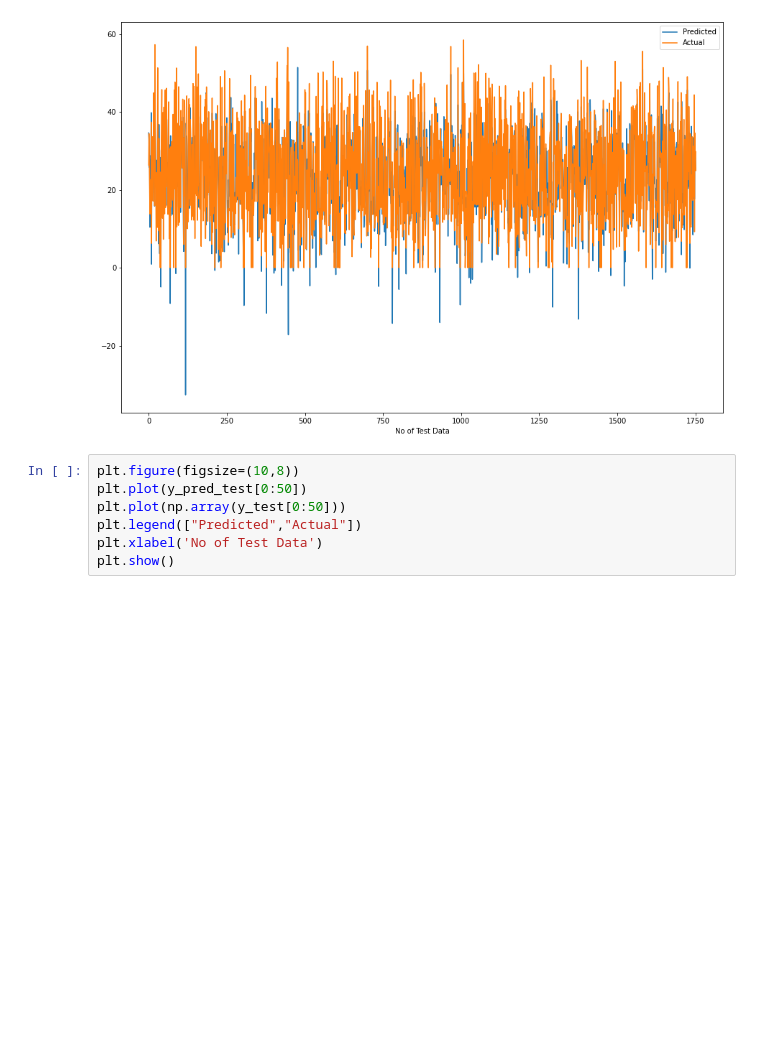
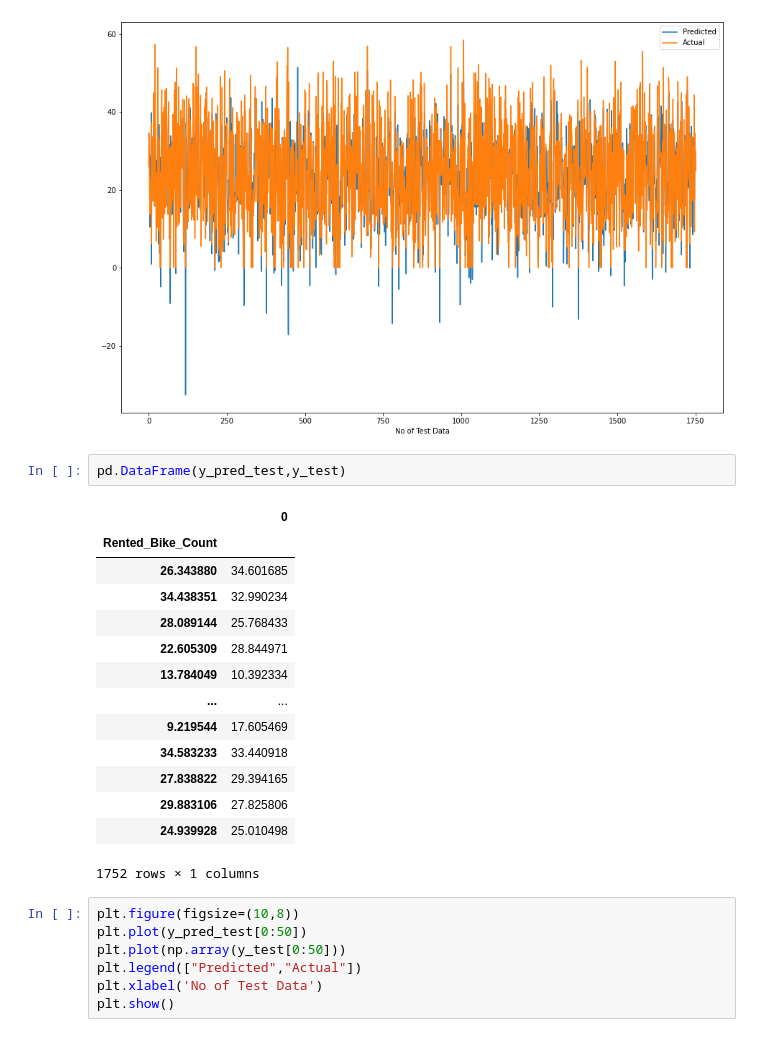
Before and after one commit to ajinkyajumde/SeoulBikeData, a Jupyter notebook: Bike_Sharing_Demand.ipynb, the cells around one changed output. Saved outputs shown, nothing was run; the diff lists cells and outputs as text; blank space fills up the shorter version.

```diff
--- a/Bike_Sharing_Demand.ipynb
+++ b/Bike_Sharing_Demand.ipynb
@@ -529,6 +546,23 @@ plt.xlabel('No of Test Data')
 plt.show()
 # %% [output]
 [figure]
+# %%
+pd.DataFrame(y_pred_test,y_test)
+# %% [output]
+|  | 0 |
+| Rented_Bike_Count |  |
+| 26.343880 | 34.601685 |
+| 34.438351 | 32.990234 |
+| 28.089144 | 25.768433 |
+| 22.605309 | 28.844971 |
+| 13.784049 | 10.392334 |
+| ... | ... |
+| 9.219544 | 17.605469 |
+| 34.583233 | 33.440918 |
+| 27.838822 | 29.394165 |
+| 29.883106 | 27.825806 |
+| 24.939928 | 25.010498 |
+1752 rows × 1 columns
 # %%
 plt.figure(figsize=(10,8))
 plt.plot(y_pred_test[0:50])
```
Also changed, not shown: parts of 10 cells of this notebook.
